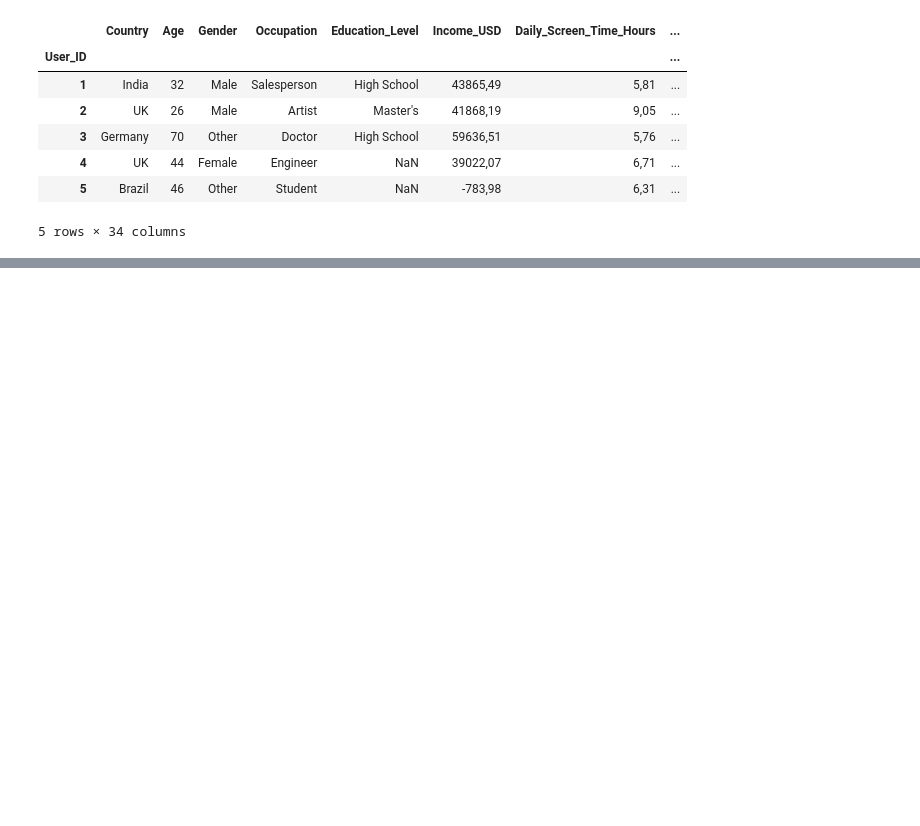
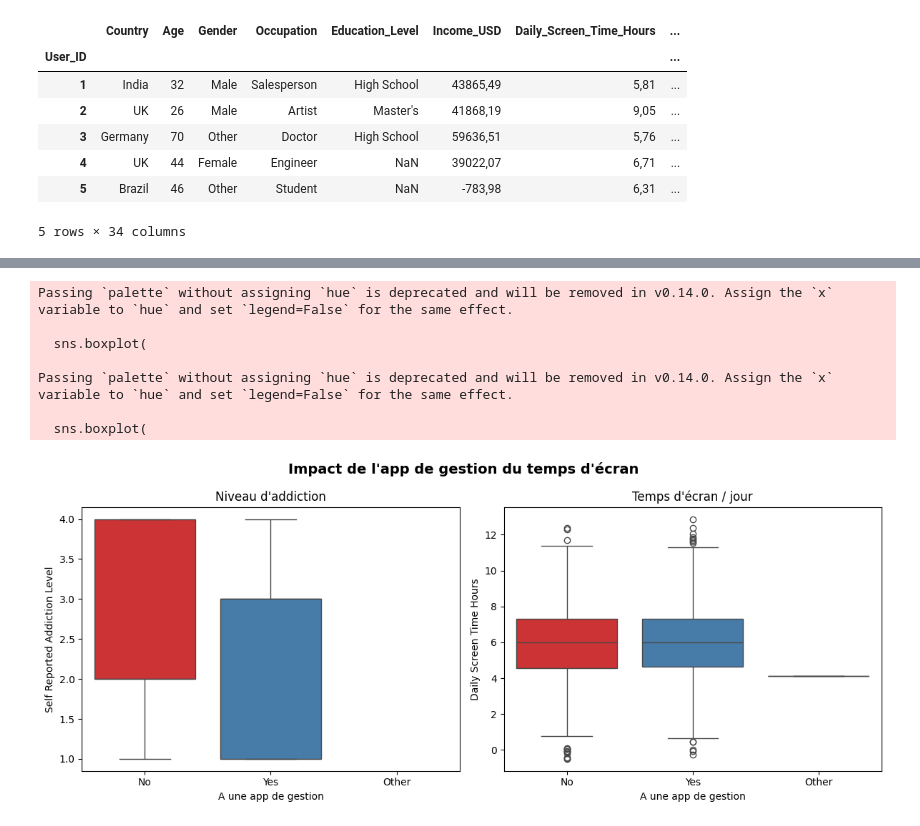
Before and after one commit to Kvothe-45/Addiction, a Jupyter notebook: mobile_graph.ipynb, the cells around one changed output, grey strips where cells are left out. Cells and saved outputs as stored; diff of their text form; code cells hidden in the pictures; blank space fills up the shorter version.

```diff
--- a/mobile_graph.ipynb
+++ b/mobile_graph.ipynb
@@ -17,0 +83,31 @@ data_mobile.head()
+# %%
+data_mobile["Daily_Screen_Time_Hours"] = pd.to_numeric(data_mobile["Daily_Screen_Time_Hours"], errors="coerce")
+
+fig, axes = plt.subplots(1, 2, figsize=(12, 5))
+fig.suptitle("Impact de l'app de gestion du temps d'écran", fontsize=14, fontweight="bold")
+
+for ax, col, title in zip(
+    axes,
+    ["Self_Reported_Addiction_Level", "Daily_Screen_Time_Hours"],
+    ["Niveau d'addiction", "Temps d'écran / jour"]
+):
+    sns.boxplot(
+        data=data_mobile,
+        x="Has_Screen_Time_Management_App",
+        y=col, palette="Set1", ax=ax
+    )
+    ax.set_title(title)
+    ax.set_xlabel("A une app de gestion")
+    ax.set_ylabel(col.replace("_", " "))
+
+plt.tight_layout()
+plt.show()
+# %% [output]
+Passing `palette` without assigning `hue` is deprecated and will be removed in v0.14.0. Assign the `x` variable to `hue` and set `legend=False` for the same effect.
+
+  sns.boxplot(
+
+Passing `palette` without assigning `hue` is deprecated and will be removed in v0.14.0. Assign the `x` variable to `hue` and set `legend=False` for the same effect.
+
+  sns.boxplot(
+[figure, added]
```
Also changed, not shown: parts of 5 cells of this notebook.
